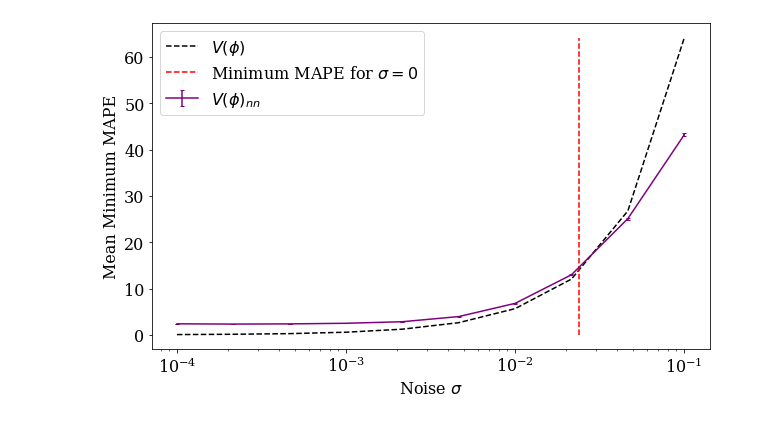
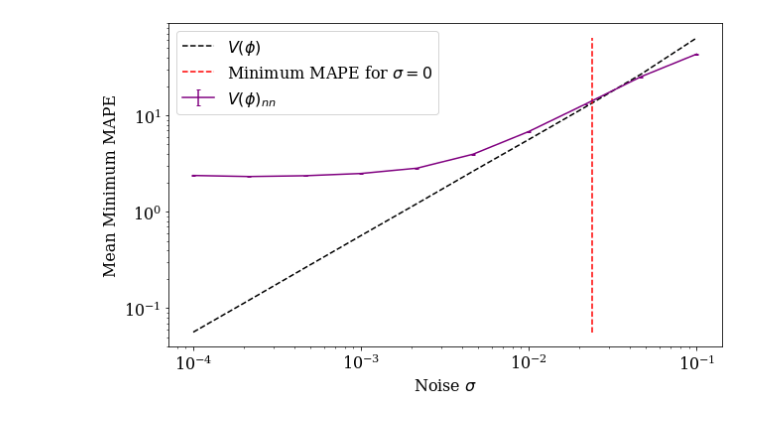
Before and after one commit to seancraven/Level-4-Masters-Project, a Jupyter notebook: Guassian_Noise/Noise_Testing.ipynb, the cells around one changed output. Drawn from its saved outputs; the diff is of its cells as text; code cells hidden in the pictures.

```diff
--- a/Guassian_Noise/Noise_Testing.ipynb
+++ b/Guassian_Noise/Noise_Testing.ipynb
@@ -153,13 +153,14 @@ print(analytic_MAPE)
 # %%
 fig, ax  = plt.subplots(1, figsize = (10,6))
 ax.errorbar(noise_std,mean_min_mape,ste_min_mape, color ='Purple',capsize= 2,label = r'$V(\phi)_{nn}$')
 ax.plot(noise_std,analytic_MAPE,linestyle = '--', color = 'Black', label ='$V(\phi)$')
 ax.set_xscale('log')
+ax.set_yscale('log')
 ax.set_xlabel('Noise $\sigma$')
 ax.set_ylabel('Mean Minimum MAPE')
 ax.plot(np.ones_like(noise_std)*mean_min_mape[0]/100,analytic_MAPE, c = 'red', linestyle = '--',label = 'Minimum MAPE for $\sigma = 0$')
 ax.set_ylim()
 ax.legend()
 fig.savefig('/home/sean/Documents/Work/Level 4/Level-4-Masters-Project/Figures/Guassian_Noise_Scaling.png',dpi =300,transparent=False)
 # %% [output]
-[figure, old version]
+[figure, new version]
```
Also changed, not shown: parts of 2 cells of this notebook, 1 other file.
